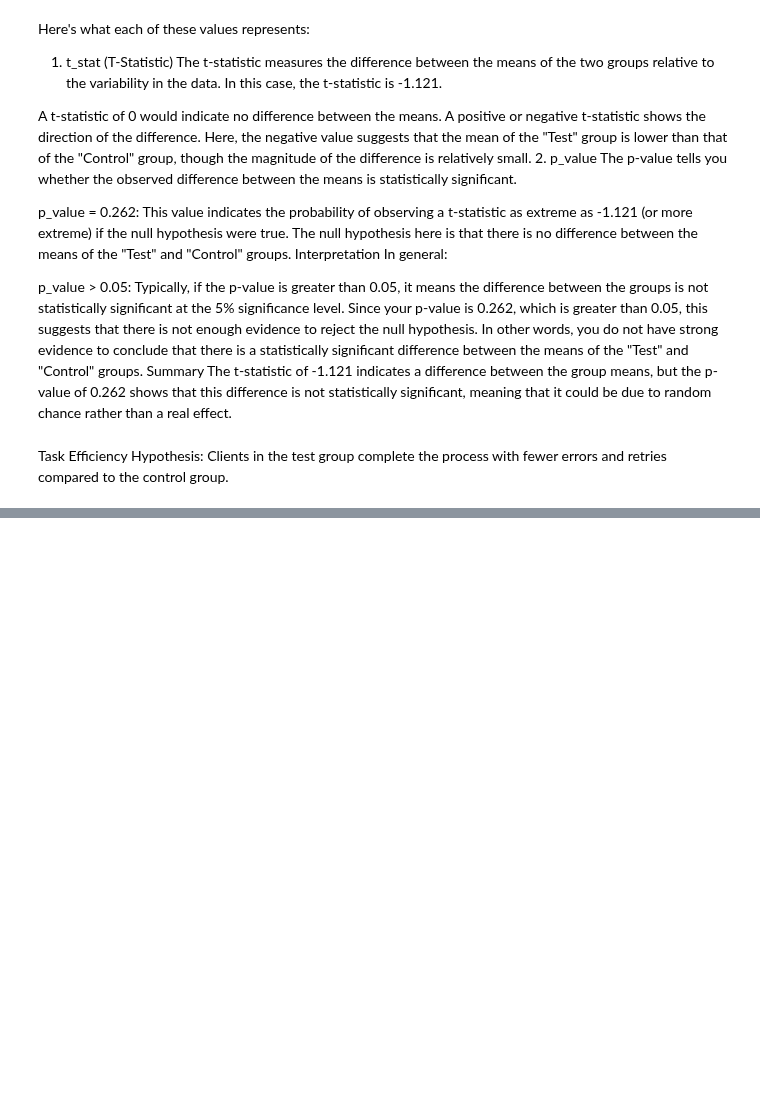
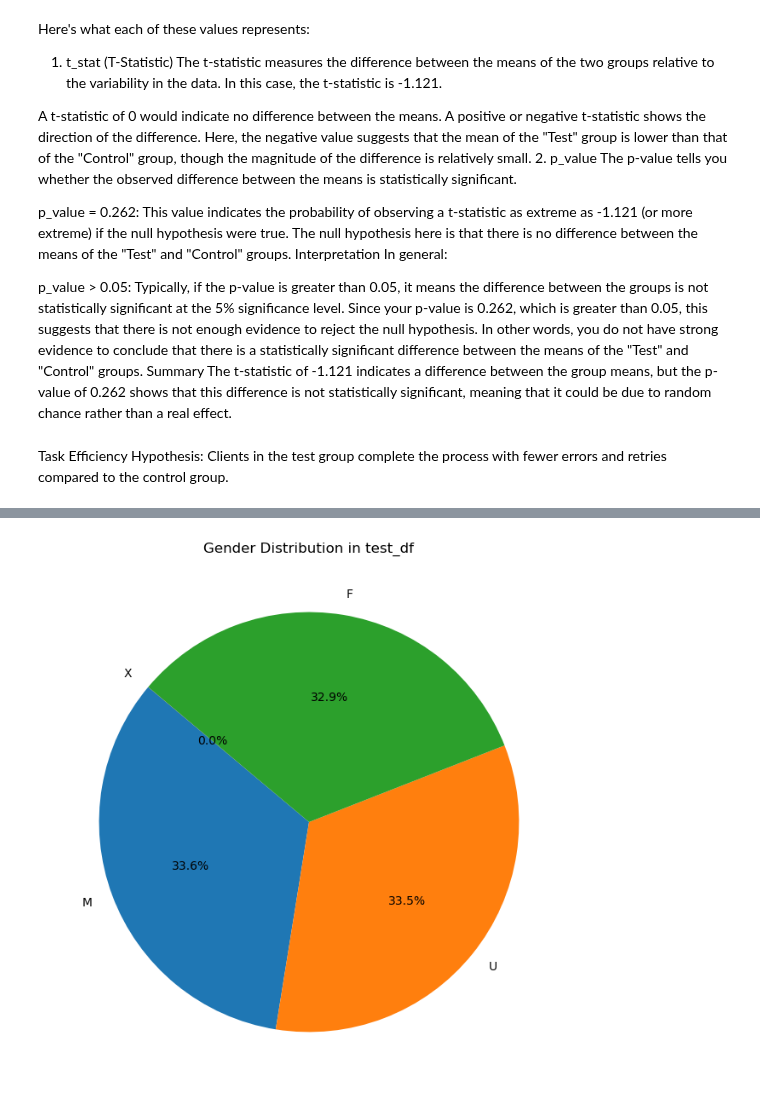
Before and after one commit to Josepdmo/PROJECT2, a Jupyter notebook: EXPLORATORY3.ipynb, the cells around one changed output, grey strips where cells are left out. Saved outputs shown, nothing was run; the diff lists cells and outputs as text; code cells hidden in the pictures; blank space fills up the shorter version.

```diff
--- a/EXPLORATORY3.ipynb
+++ b/EXPLORATORY3.ipynb
@@ -1408,0 +1432,10 @@ variation_df.to_csv('variation.csv', index=False)
+# %%
+# Plotting the pie chart of the 'gendr' column for test_df
+gender_counts_test = test_df['gendr'].value_counts()
+
+plt.figure(figsize=(8, 8))
+plt.pie(gender_counts_test, labels=gender_counts_test.index, autopct='%1.1f%%', startangle=140)
+plt.title('Gender Distribution in test_df')
+plt.show()
+# %% [output]
+[figure, added]
```
Also changed, not shown: parts of 10 cells of this notebook.
